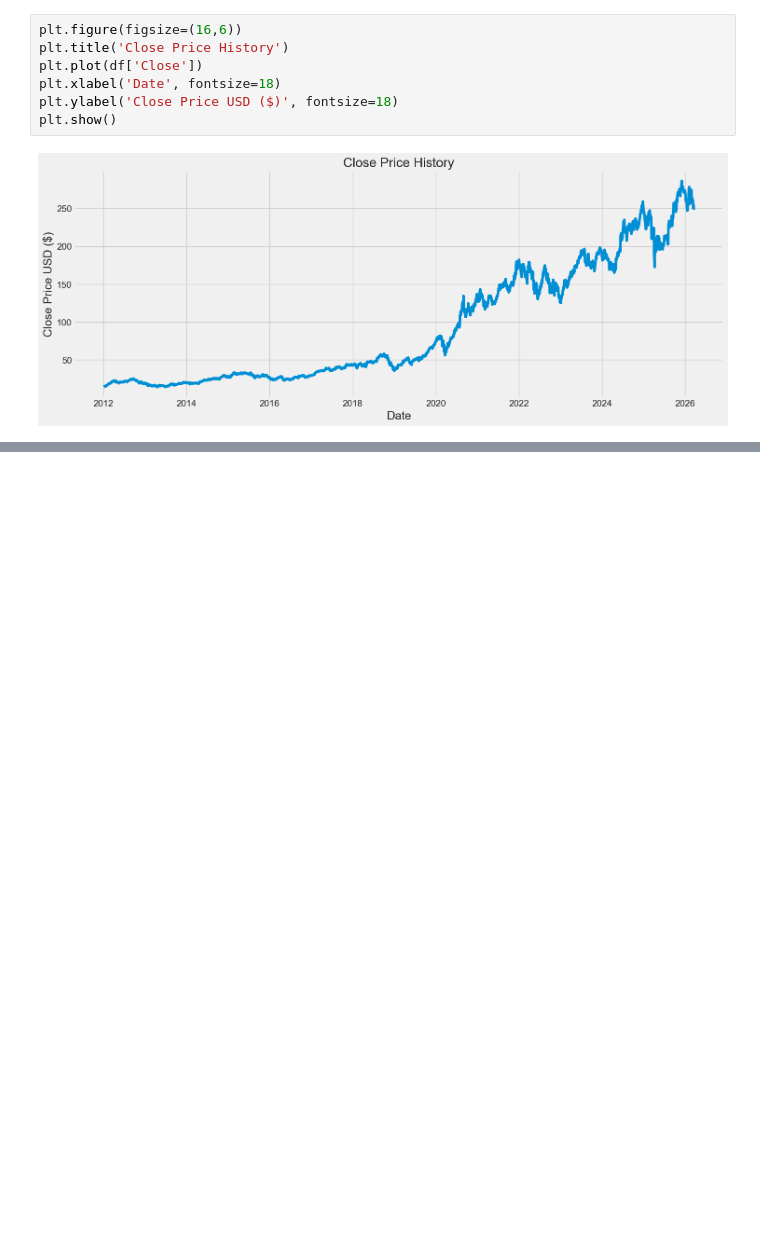
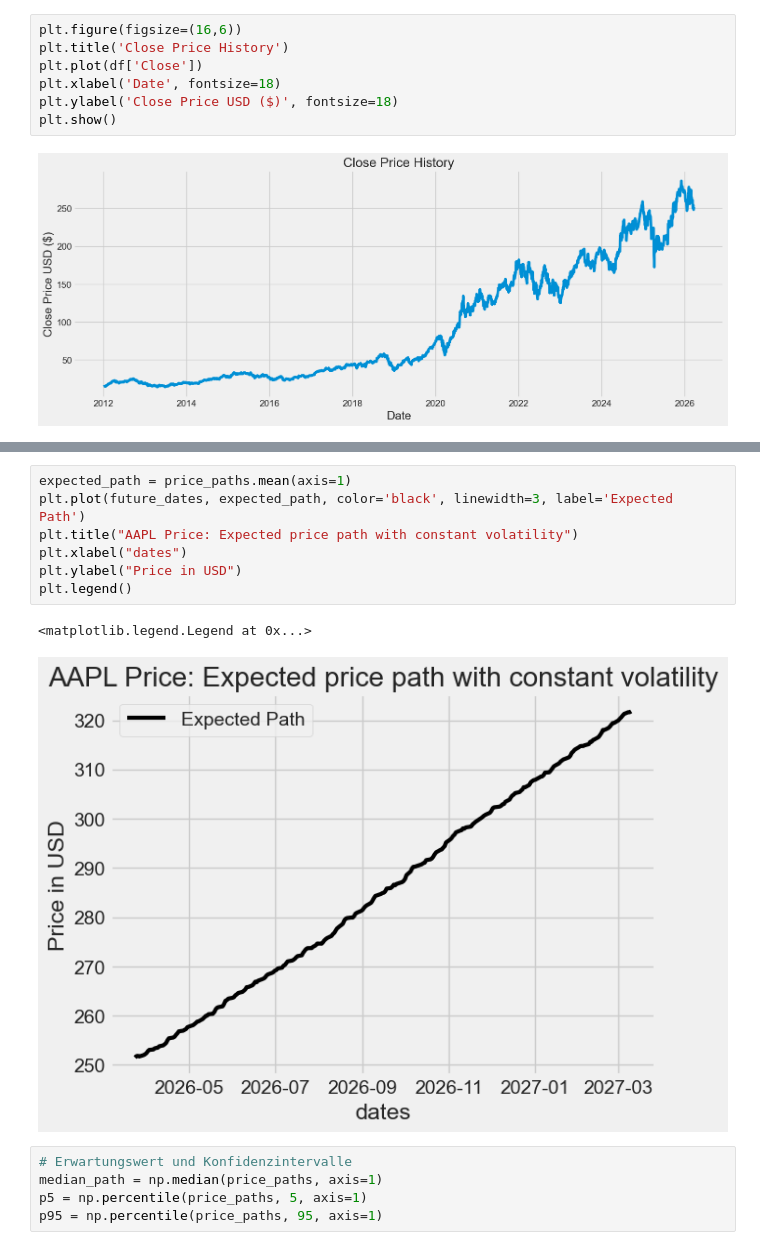
Before and after one commit to platon-cmd/Project_StockMarket, a Jupyter notebook: StockMarket.ipynb, the cells around one changed output, grey strips where cells are left out. Saved outputs shown, nothing was run; the diff lists cells and outputs as text; blank space fills up the shorter version.

```diff
--- a/StockMarket.ipynb
+++ b/StockMarket.ipynb
@@ -415,0 +520,15 @@ valid
+# %%
+expected_path = price_paths.mean(axis=1)
+plt.plot(future_dates, expected_path, color='black', linewidth=3, label='Expected Path')
+plt.title("AAPL Price: Expected price path with constant volatility")
+plt.xlabel("dates")
+plt.ylabel("Price in USD")
+plt.legend()
+# %% [output]
+<matplotlib.legend.Legend at 0x...>
+[figure, added]
+# %%
+# Erwartungswert und Konfidenzintervalle
+median_path = np.median(price_paths, axis=1)
+p5 = np.percentile(price_paths, 5, axis=1)
+p95 = np.percentile(price_paths, 95, axis=1)
```
Also changed, not shown: parts of 30 cells of this notebook, 10 other files.
